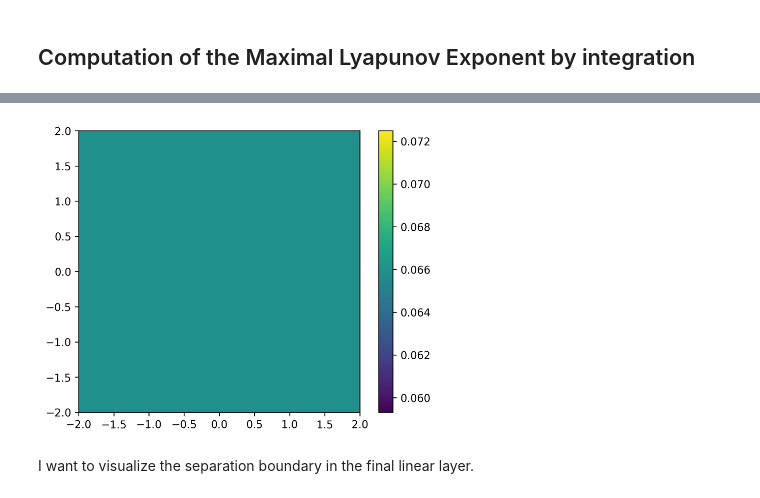
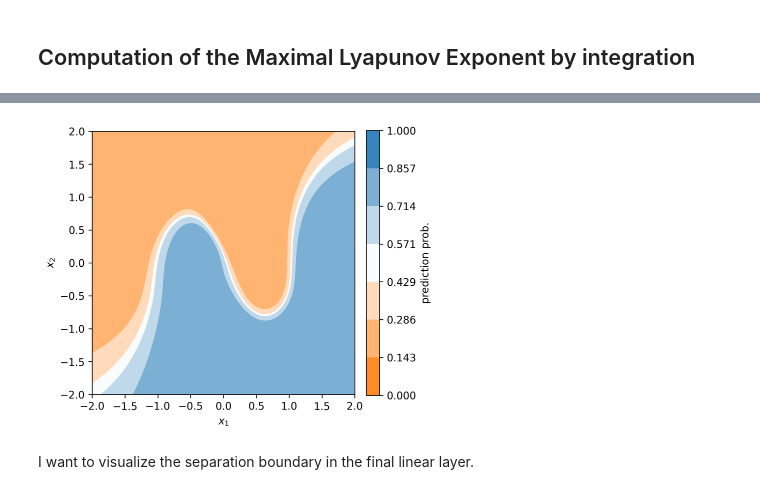
Before and after one commit to elenaquei/TUM_nODE, a Jupyter notebook: MLE Jacobian computation.ipynb, the cells around one changed output, grey strips where cells are left out. Cells and saved outputs as stored; diff of their text form; code cells hidden in the pictures.

```diff
--- a/MLE Jacobian computation.ipynb
+++ b/MLE Jacobian computation.ipynb
@@ -297,3 +333,14 @@ print(lyap)
+# %%
+from plots.plots import classification_levelsets
+
+classification_levelsets(anode, 'classification_levelsets')
+
+from IPython.display import Image
+
+img1 = Image(filename = 'classification_levelsets' + '.png', width = 400)
+display(img1)
+# %% [output]
+[figure, added]
 # %%
 # testing the auto grad function
 testing = False
@@ -339,20 +386,6 @@ if testing:
     # using the full function
     l = local_FTLE(anode, np.array([0.1,-0.5]), 1)
     print('Local FTLE = ', l)
-# %%
-# Create heatmap using imshow
-from IPython.display import Image
-anodeimg = plt.imshow(np.rot90(lyap), origin='upper', extent=(-2, 2, -2, 2), cmap='viridis')
-vmin, vmax = anodeimg.get_clim()
-plt.colorbar()  # Show color scale
-plt.savefig('MLE_analytic.png',bbox_inches='tight', dpi=300, format='png', facecolor = 'white')
-plt.close()
-
-img1 = Image('MLE_analytic.png', width = 400)
-
-display(img1)
-# %% [output]
-[figure, removed]
 # %%
 from plots.gifs import trajectory_gif
 
```
Also changed, not shown: parts of 8 cells of this notebook.
